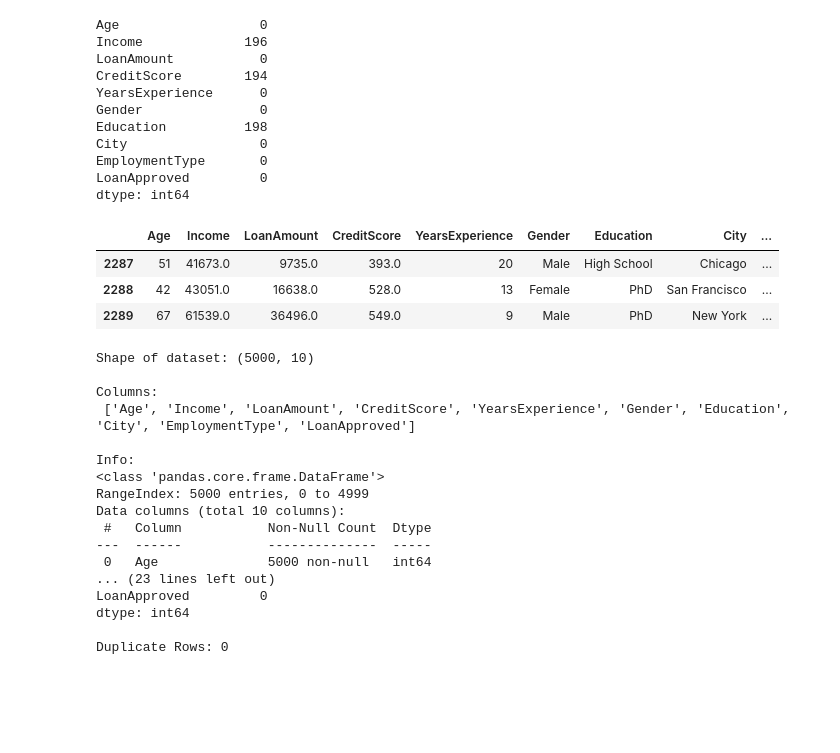
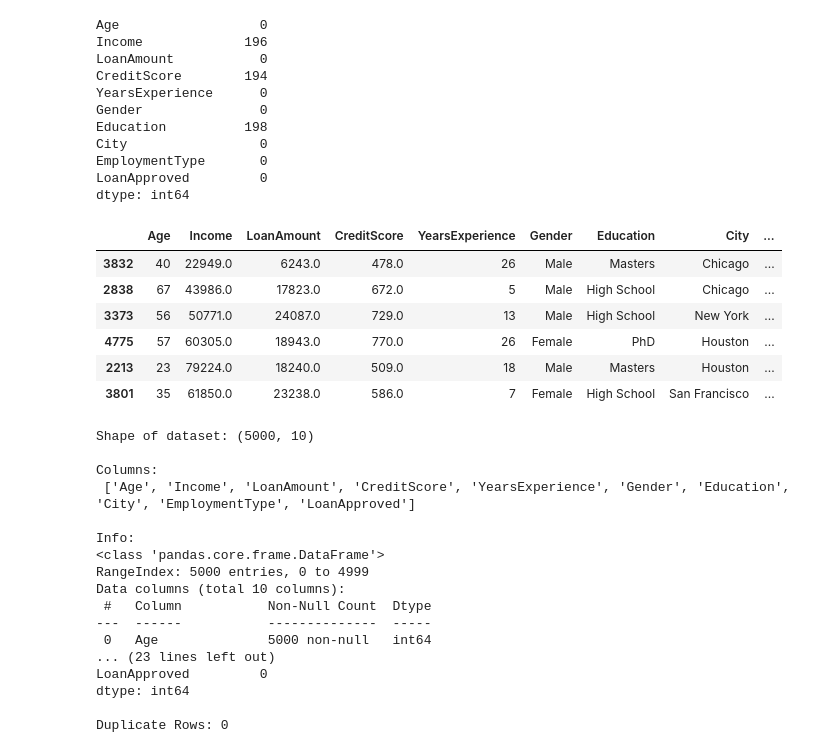
Before and after one commit to adityakumarbarnwal/Loan-Risk-Assessor, a Jupyter notebook: notebook.ipynb, the cells around one changed output. Drawn from its saved outputs; the diff is of its cells as text; code cells hidden in the pictures; blank space fills up the shorter version.

```diff
--- a/notebook.ipynb
+++ b/notebook.ipynb
@@ -62,13 +72,16 @@ City                 0
 EmploymentType       0
 LoanApproved         0
 dtype: int64
-# %%
-df[2287:2290]
-# %% [output]
-|  | Age | Income | LoanAmount | CreditScore | YearsExperience | Gender | Education | City | ... |
-| 2287 | 51 | 41673.0 | 9735.0 | 393.0 | 20 | Male | High School | Chicago | ... |
-| 2288 | 42 | 43051.0 | 16638.0 | 528.0 | 13 | Female | PhD | San Francisco | ... |
-| 2289 | 67 | 61539.0 | 36496.0 | 549.0 | 9 | Male | PhD | New York | ... |
+# %%
+df.sample(6)
+# %% [output]
+|  | Age | Income | LoanAmount | CreditScore | YearsExperience | Gender | Education | City | ... |
+| 3832 | 40 | 22949.0 | 6243.0 | 478.0 | 26 | Male | Masters | Chicago | ... |
+| 2838 | 67 | 43986.0 | 17823.0 | 672.0 | 5 | Male | High School | Chicago | ... |
+| 3373 | 56 | 50771.0 | 24087.0 | 729.0 | 13 | Male | High School | New York | ... |
+| 4775 | 57 | 60305.0 | 18943.0 | 770.0 | 26 | Female | PhD | Houston | ... |
+| 2213 | 23 | 79224.0 | 18240.0 | 509.0 | 18 | Male | Masters | Houston | ... |
+| 3801 | 35 | 61850.0 | 23238.0 | 586.0 | 7 | Female | High School | San Francisco | ... |
 # %%
 # =========================
 # Step 5: Explore Dataset
```
Also changed, not shown: parts of 21 cells of this notebook, 4 other files.
